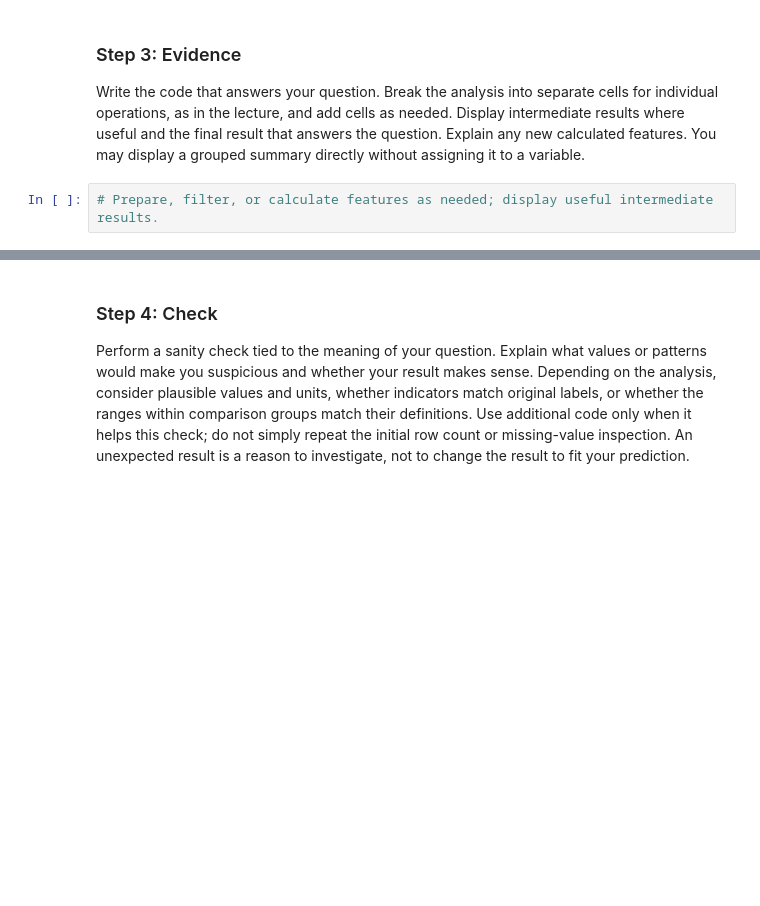
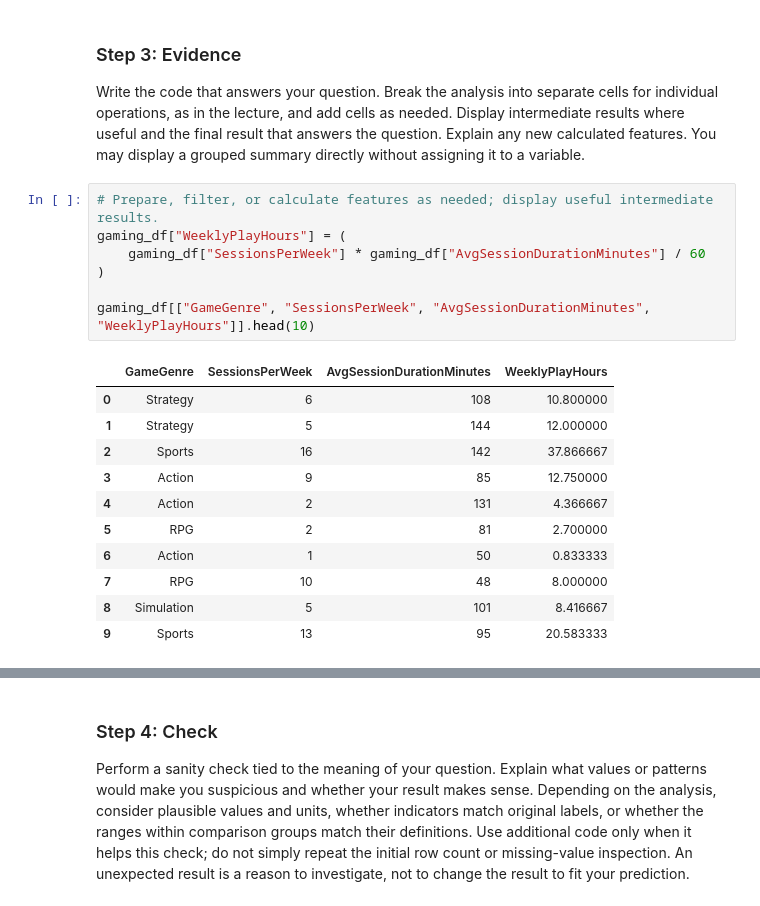
Before and after one commit to JPDeuce/Data_Visualization_and_Modeling_Campus, a Jupyter notebook: week01/lab/Lab - Building a Reproducible Analysis Workflow.ipynb, the cells around one changed output, grey strips where cells are left out. Saved outputs shown, nothing was run; the diff lists cells and outputs as text; blank space fills up the shorter version.

```diff
--- a/week01/lab/Lab - Building a Reproducible Analysis Workflow.ipynb
+++ b/week01/lab/Lab - Building a Reproducible Analysis Workflow.ipynb
@@ -149,5 +237,22 @@ Your answer:
 Write the code that answers your question. Break the analysis into separate cells for individual operations, as in the lecture, and add cells as needed. Display intermediate results where useful and the final result that answers the question. Explain any new calculated features. You may display a grouped summary directly without assigning it to a variable.
 # %%
 # Prepare, filter, or calculate features as needed; display useful intermediate results.
+gaming_df["WeeklyPlayHours"] = (
+    gaming_df["SessionsPerWeek"] * gaming_df["AvgSessionDurationMinutes"] / 60
+)
+
+gaming_df[["GameGenre", "SessionsPerWeek", "AvgSessionDurationMinutes", "WeeklyPlayHours"]].head(10)
+# %% [output]
+|  | GameGenre | SessionsPerWeek | AvgSessionDurationMinutes | WeeklyPlayHours |
+| 0 | Strategy | 6 | 108 | 10.800000 |
+| 1 | Strategy | 5 | 144 | 12.000000 |
+| 2 | Sports | 16 | 142 | 37.866667 |
+| 3 | Action | 9 | 85 | 12.750000 |
+| 4 | Action | 2 | 131 | 4.366667 |
+| 5 | RPG | 2 | 81 | 2.700000 |
+| 6 | Action | 1 | 50 | 0.833333 |
+| 7 | RPG | 10 | 48 | 8.000000 |
+| 8 | Simulation | 5 | 101 | 8.416667 |
+| 9 | Sports | 13 | 95 | 20.583333 |
 # %%
 # Calculate and display the evidence that answers your question. Add cells as needed.
```
Also changed, not shown: parts of 37 cells of this notebook, 1 other file.
